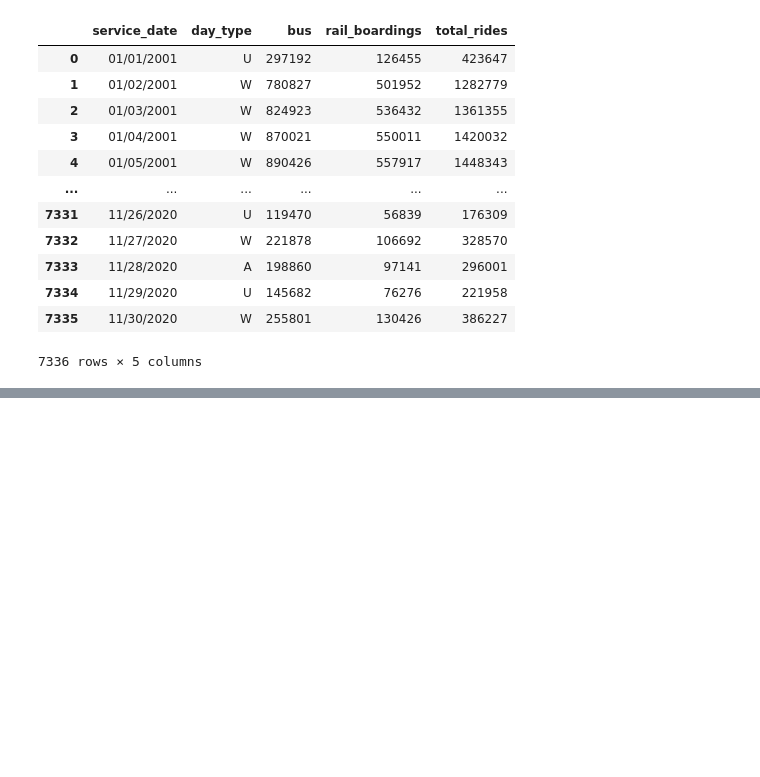
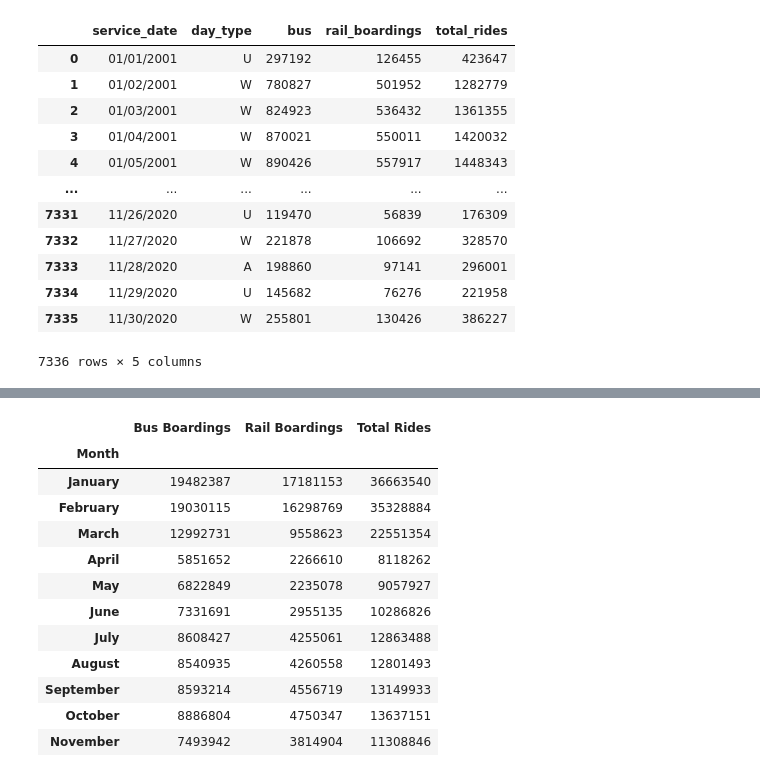
Before and after one commit to Slainte91/COVID-movement, a Jupyter notebook: cta/cta.ipynb, the cells around one changed output, grey strips where cells are left out. Cells and saved outputs as stored; diff of their text form; code cells hidden in the pictures; blank space fills up the shorter version.

```diff
--- a/cta/cta.ipynb
+++ b/cta/cta.ipynb
@@ -57,20 +75,39 @@ fig.savefig("2019plot.png");
 # %%
 #grab 2020 dates
 third_df = cta_df[6879:6952]
 fourth_df = cta_df[7075:]
 
 #merge dataframes
 full_2020 = pd.merge(third_df, fourth_df, how='outer')
 
 #change service_date column to string for easier manipulation
 full_2020 = full_2020.astype({'service_date':'string'})
 #split service_date column to isolate months
 full_2020.service_date = full_2020.service_date.str.split('/', expand=True)
 #recast service_date as int
 full_2020 = full_2020.astype({'service_date':'int64'})
 full_2020['Month'] = pd.cut(full_2020['service_date'], month_numbers, labels=month_names)
+#drop service_date column, empty December column, and rename columns
 month_grouped_2020 = full_2020.groupby(['Month']).sum()
 month_grouped_2020 = month_grouped_2020.drop(columns=['service_date'])
+month_grouped_2020 = month_grouped_2020.drop(['December'])
+month_grouped_2020 = month_grouped_2020.rename(columns={'bus': 'Bus Boardings',
+                                                        'rail_boardings': 'Rail Boardings',
+                                                       'total_rides': 'Total Rides'})
 month_grouped_2020
+# %% [output]
+|  | Bus Boardings | Rail Boardings | Total Rides |
+| Month |  |  |  |
+| January | 19482387 | 17181153 | 36663540 |
+| February | 19030115 | 16298769 | 35328884 |
+| March | 12992731 | 9558623 | 22551354 |
+| April | 5851652 | 2266610 | 8118262 |
+| May | 6822849 | 2235078 | 9057927 |
+| June | 7331691 | 2955135 | 10286826 |
+| July | 8608427 | 4255061 | 12863488 |
+| August | 8540935 | 4260558 | 12801493 |
+| September | 8593214 | 4556719 | 13149933 |
+| October | 8886804 | 4750347 | 13637151 |
+| November | 7493942 | 3814904 | 11308846 |
 # %%
 #make a bar graph of 2019 CTA travel
```
Also changed, not shown: parts of 3 cells of this notebook, 2 other files.
